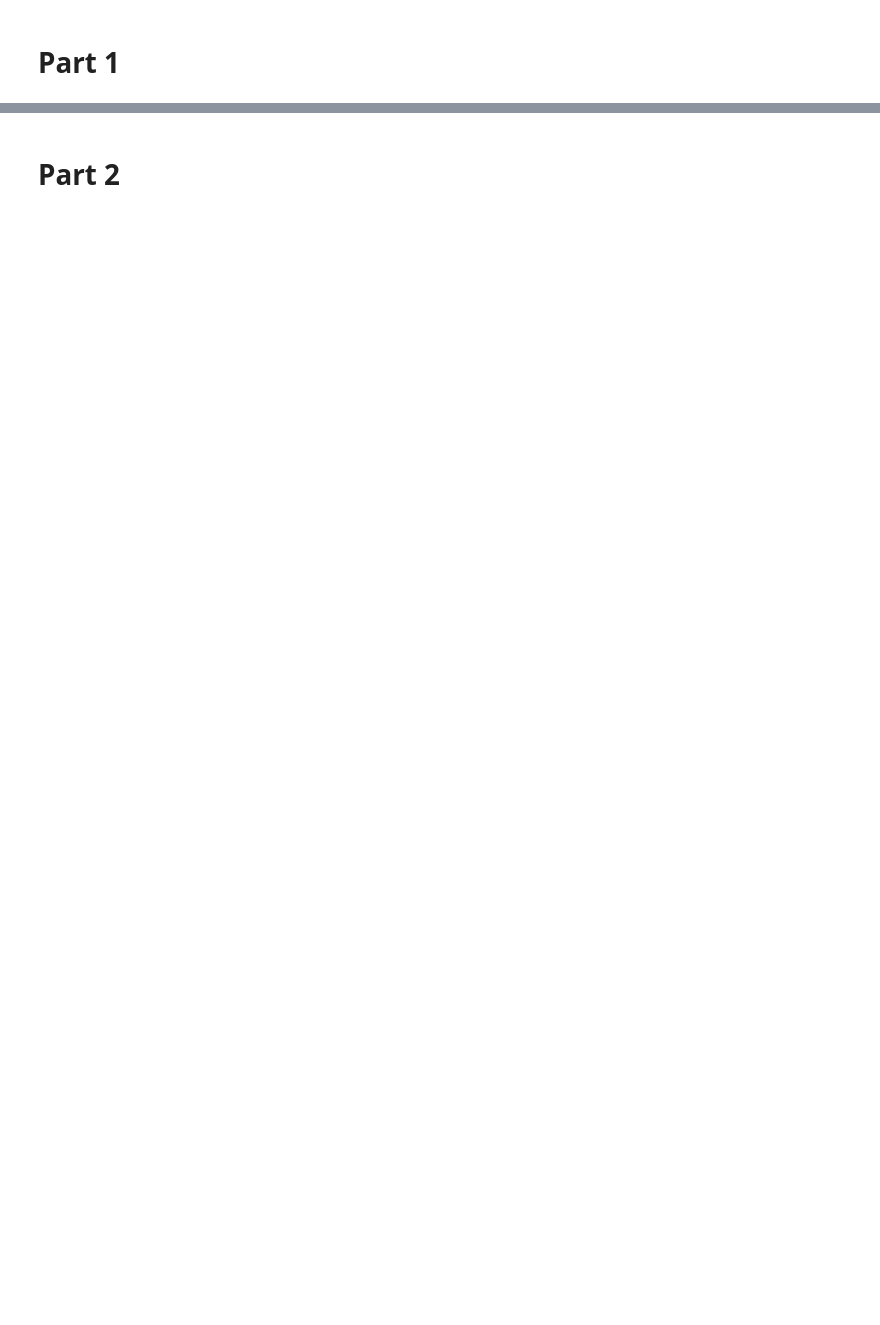
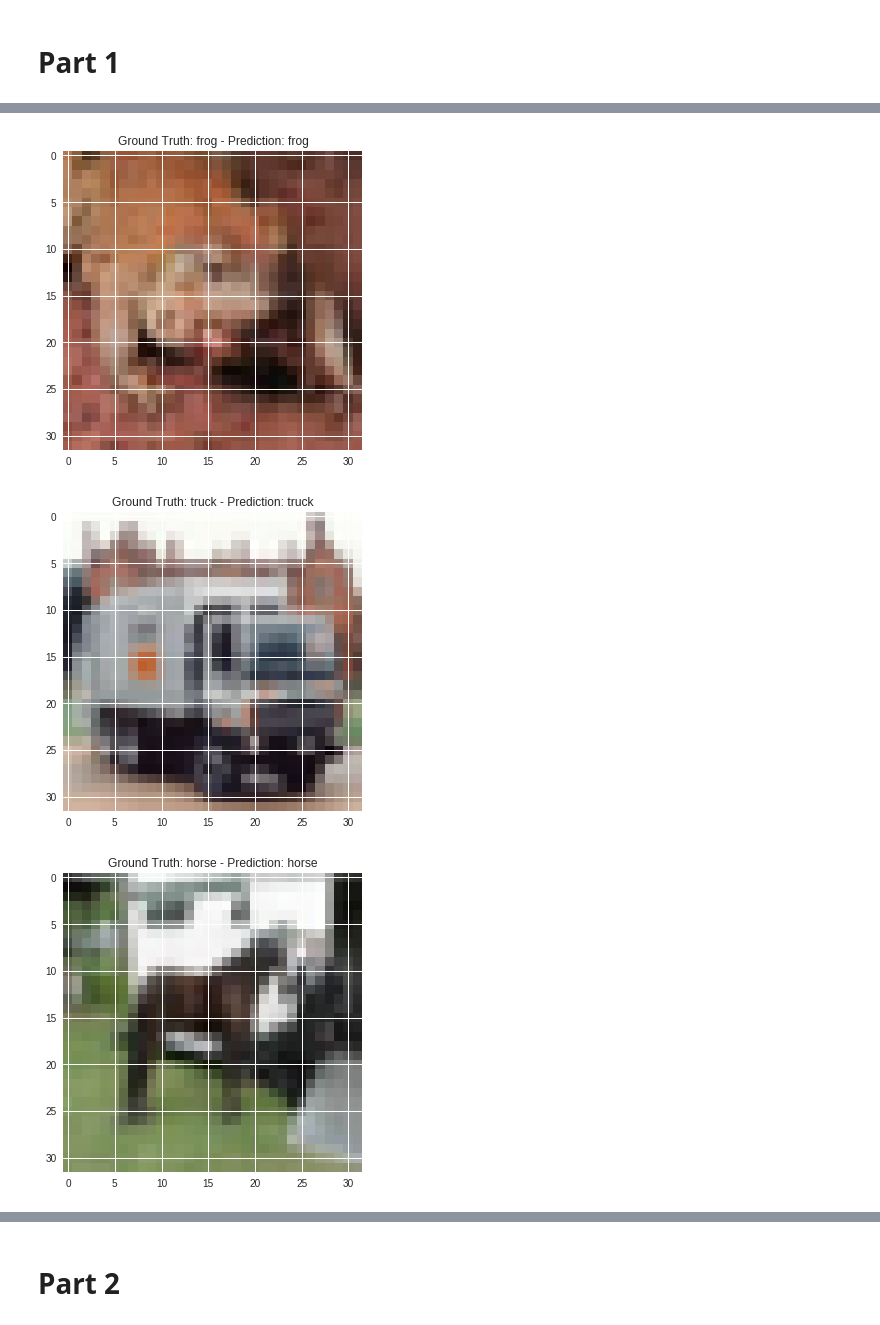
Before and after one commit to zhichengMLE/deep_learning, a Jupyter notebook: COMS4995_HW1.ipynb, the cells around one changed output, grey strips where cells are left out. Saved outputs shown, nothing was run; the diff lists cells and outputs as text; code cells hidden in the pictures; blank space fills up the shorter version.

```diff
--- a/COMS4995_HW1.ipynb
+++ b/COMS4995_HW1.ipynb
@@ -236,12 +236,16 @@ Iteration: 00012/00100 - Batch: [44500~45000]/45000 - Cost: 1.13512338 - Accurac
 # %%
 def imshow(img, title_info):
     img = img / 2 + 0.5 # unnormalize
     npimg = img.numpy()
     plt.figure()
     plt.imshow(np.transpose(npimg, (1, 2, 0)))
     plt.title(title_info)
 
 result = (NN.predict(X_test))
-test_list = [5, 11, 16, 21]
+test_list = [5, 11, 20, 26]
 for i in test_list:
-    imshow(testset[i][0], 'Groud Truth: %s - Prediction: %s' %(classes[testset[i][1]], classes[result[i]]))
+    imshow(testset[i][0], 'Ground Truth: %s - Prediction: %s' %(classes[testset[i][1]], classes[result[i]]))
+# %% [output]
+[figure, added]
+[figure, added]
+[figure, added]
```
Also changed, not shown: parts of 3 cells of this notebook.
